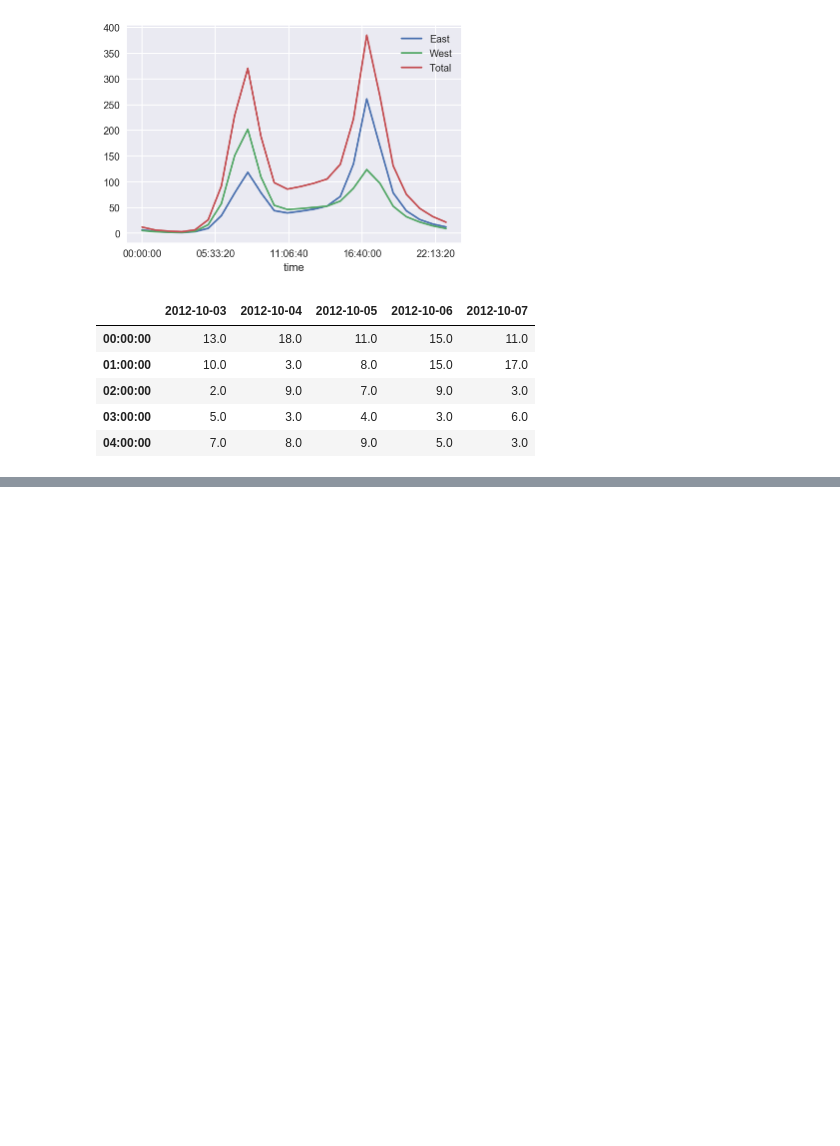
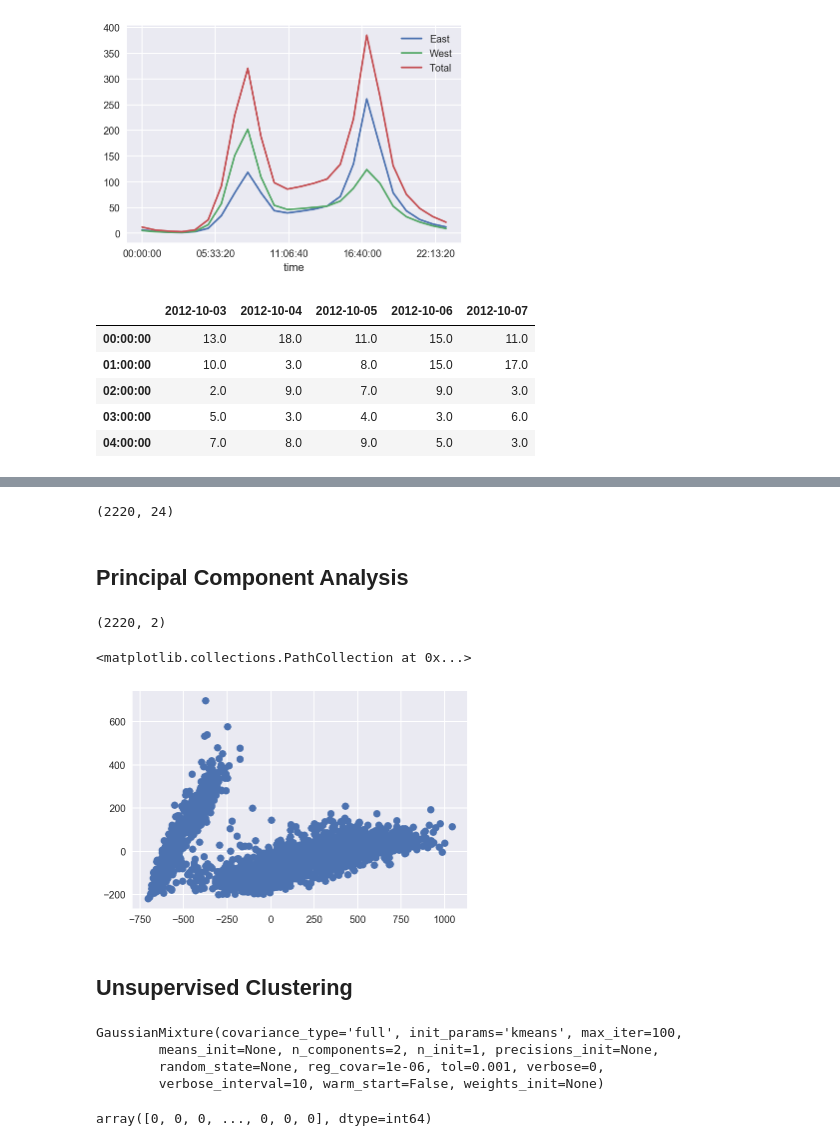
Before and after one commit to Nareshluthra/JupyterTipsAndTricks, a Jupyter notebook: JupyterTipsandTricks.ipynb, the cells around one changed output, grey strips where cells are left out. Saved outputs shown, nothing was run; the diff lists cells and outputs as text; code cells hidden in the pictures; blank space fills up the shorter version.

Commit message:
Final Analysis

```diff
--- a/JupyterTipsandTricks.ipynb
+++ b/JupyterTipsandTricks.ipynb
@@ -73,2 +78,34 @@ Wall time: 4.32 s
 <matplotlib.axes._subplots.AxesSubplot at 0x...>
 [figure]
+# %%
+x = pivoted.fillna(0).T.values
+x.shape
+# %% [output]
+(2220, 24)
+# %% [markdown]
+## Principal Component Analysis
+# %%
+from sklearn.decomposition import PCA
+x2=PCA(2,svd_solver='full').fit_transform(x)
+x2.shape
+# %% [output]
+(2220, 2)
+# %%
+plt.scatter(x2[:,0],x2[:,1])
+# %% [output]
+<matplotlib.collections.PathCollection at 0x...>
+[figure, added]
+# %% [markdown]
+## Unsupervised Clustering
+# %%
+
+gmm =GaussianMixture(2)
+gmm.fit(x)
+labels =gmm.predict(x)
+labels
+# %% [output]
+GaussianMixture(covariance_type='full', init_params='kmeans', max_iter=100,
+        means_init=None, n_components=2, n_init=1, precisions_init=None,
+        random_state=None, reg_covar=1e-06, tol=0.001, verbose=0,
+        verbose_interval=10, warm_start=False, weights_init=None)
+array([0, 0, 0, ..., 0, 0, 0], dtype=int64)
```
Also changed, not shown: parts of 14 cells of this notebook.
